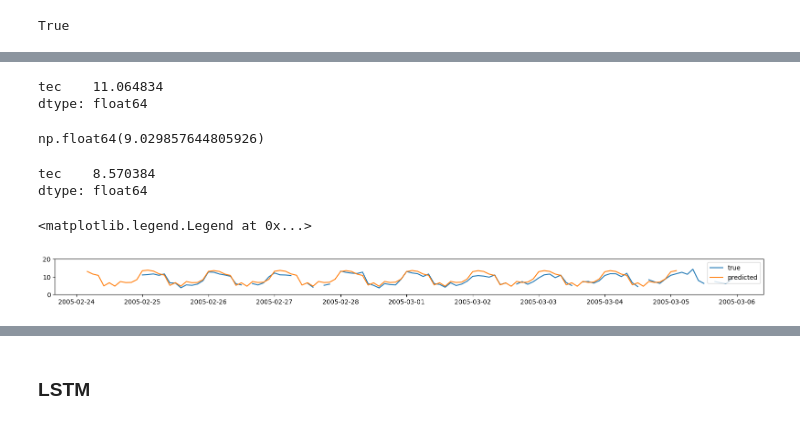
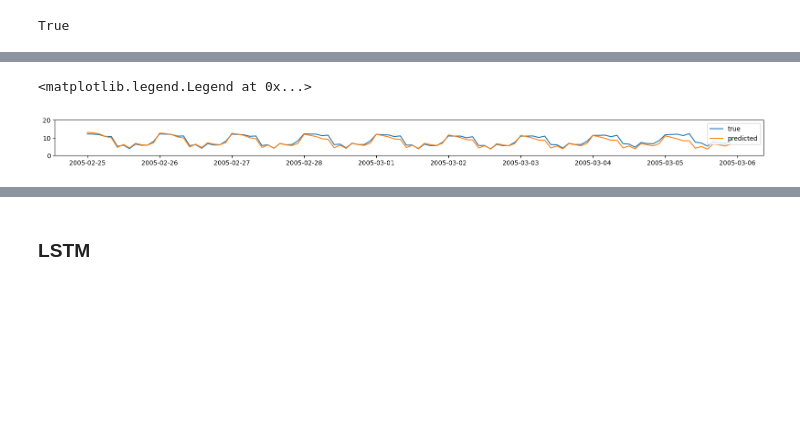
Before and after one commit to boalong/mva-series-temp-projet, a Jupyter notebook: models.ipynb, the cells around one changed output, grey strips where cells are left out. Drawn from its saved outputs; the diff is of its cells as text; code cells hidden in the pictures; blank space fills up the shorter version.

Commit message:
Reorganizing train test

```diff
--- a/models.ipynb
+++ b/models.ipynb
@@ -288,0 +210,29 @@ plt.legend()
+# %%
+def get_train_and_test(train_start, test_start, test_end, k_singular_values=24, trajectory_window=120):
+    # train
+    print('Preprocessing train set...')
+    df_siberia_train = df_siberia [(df_siberia['datetime'] >= train_start) & (df_siberia['datetime'] < test_start)]
+    df_siberia_train_equilibrate = equilibrate_regions(df_siberia_train)
+    df_siberia_train_equilibrate_2hourly = average_by_2hourly_bin(df_siberia_train_equilibrate, 'datetime', 'tec').iloc[:-1]
+    df_siberia_train_equilibrate_2hourly = df_siberia_train_equilibrate_2hourly.set_index('datetime')
+    X = create_trajectory_matrix(df_siberia_train_equilibrate_2hourly['tec'].to_numpy(), trajectory_window)
+    W = (~np.isnan(X)).astype(int)
+    X = np.nan_to_num(X)
+    estimated_trajectory_matrix = low_rank_interpolate(X, W, k_singular_values) # keep first 24 singular values
+    train = pd.Series(recover_time_series(estimated_trajectory_matrix), index=df_siberia_train_equilibrate_2hourly.index)
+
+    # test
+    print('Preprocessing test set...')
+    df_siberia_test = df_siberia [(df_siberia['datetime'] >= train_start) & (df_siberia['datetime'] < test_end)]
+    df_siberia_test_equilibrate = equilibrate_regions(df_siberia_test)
+    df_siberia_test_equilibrate_2hourly = average_by_2hourly_bin(df_siberia_test_equilibrate, 'datetime', 'tec').iloc[:-1]
+    df_siberia_test_equilibrate_2hourly = df_siberia_test_equilibrate_2hourly.set_index('datetime')
+    X = create_trajectory_matrix(df_siberia_test_equilibrate_2hourly['tec'].to_numpy(), trajectory_window)
+    W = (~np.isnan(X)).astype(int)
+    X = np.nan_to_num(X)
+    estimated_trajectory_matrix = low_rank_interpolate(X, W, k_singular_values) # keep first 24 singular values
+    test = pd.Series(recover_time_series(estimated_trajectory_matrix), index=df_siberia_test_equilibrate_2hourly.index)
+
+    return train, test.loc[test_start:test_end]
+# %%
+train, test = get_train_and_test('2003-02-25', '2005-02-25', '2005-03-06')
@@ -349,8 +244,8 @@ plt.plot(train.iloc[-84:-10])
 # %%
 # Fit model with best parameters, d=0 and D=1
-best_model = SARIMAX(train.iloc[:-10], order=(2, 0, 2), seasonal_order=(2, 1, 2, 12)).fit(maxiter=100) # on n'entraîne que jusqu'à :-6 car c'est au milieu de la journée, sinon on va partir d'un pic et ça va avoir un impact sur toute la série
-print("\nBest model summary:")
-print(best_model.summary().tables[1])
+model = SARIMAX(train, order=(2, 0, 2), seasonal_order=(2, 1, 2, 12)).fit(maxiter=100)
+print(r"\nModel summary:")
+print(model.summary().tables[1])
 # %% [output]
  This problem is unconstrained.
 RUNNING THE L-BFGS-B CODE
@@ -375,6 +270,6 @@ best_model.mle_retvals['converged']
 # %% [output]
 True
 # %%
-predict = best_model.forecast(steps=5000)#, typ="level")
+predict = model.forecast(steps=108)
 predict
 # %% [output]
@@ -393,23 +288,9 @@ Freq: 2h, Name: predicted_mean, Length: 5000, dtype: float64
-# %%
-train.mean()
-# %% [output]
-tec    11.064834
-dtype: float64
-# %%
-predict.mean()
-# %% [output]
-np.float64(9.029857644805926)
-# %%
-test.mean()
-# %% [output]
-tec    8.570384
-dtype: float64
 # %%
 plt.figure(figsize=(20, 1))
 plt.ylim(0, 20)
 plt.plot(test, label='true')
-plt.plot(predict.iloc[:108], label='predicted')
+plt.plot(predict, label='predicted')
 plt.legend()
 # %% [output]
 <matplotlib.legend.Legend at 0x...>
-[figure, old version]
+[figure, new version]
```
Also changed, not shown: parts of 34 cells of this notebook, 1 other file.
